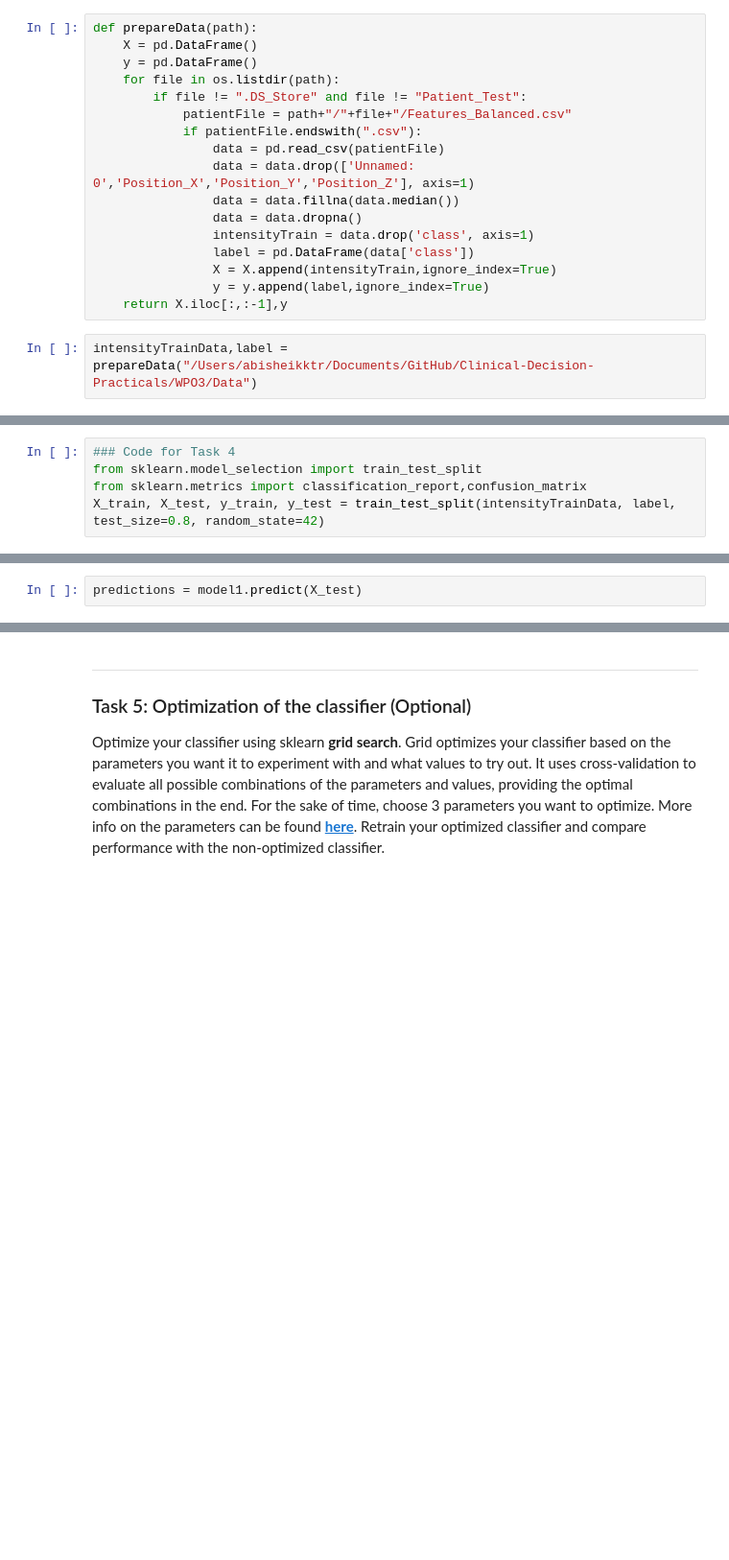
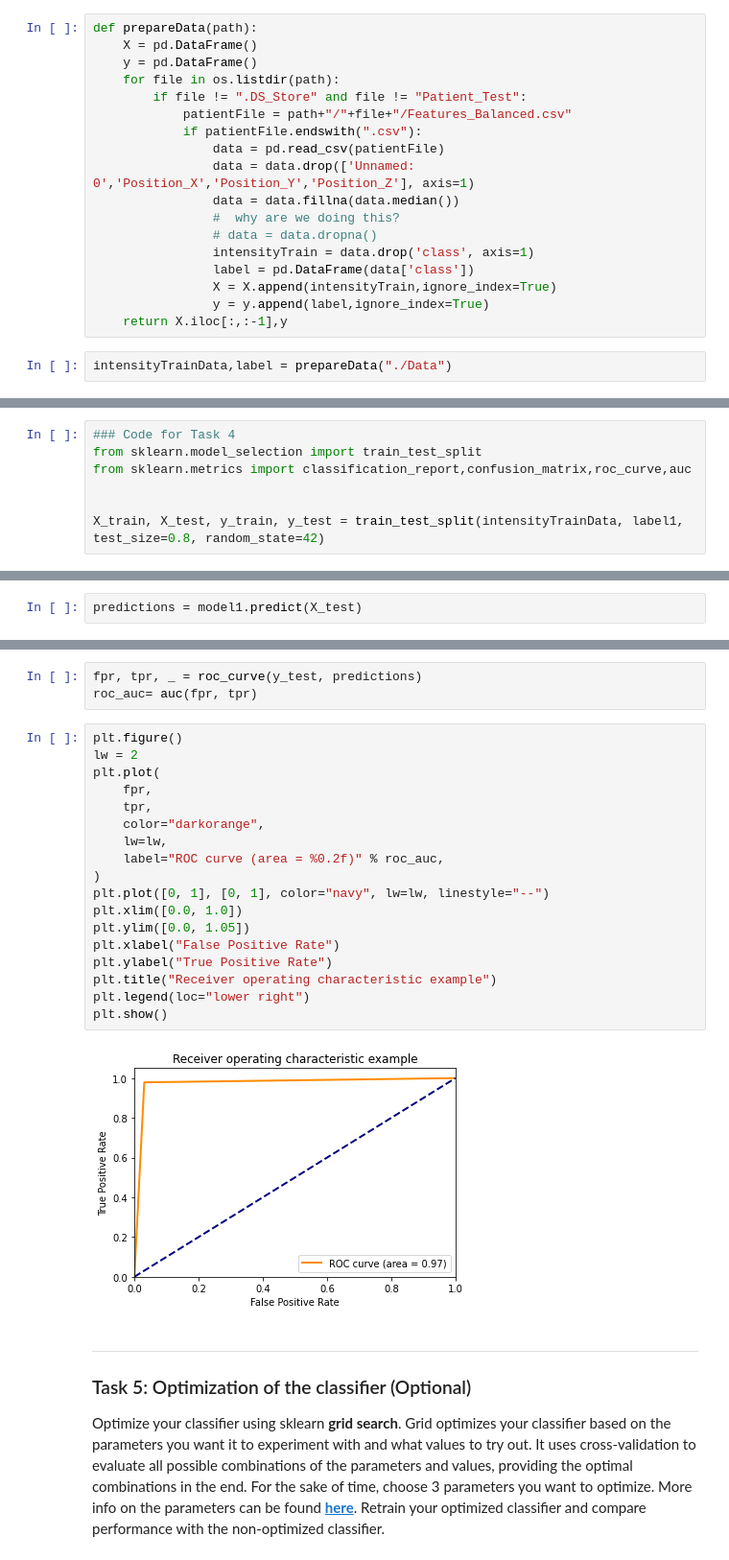
Before and after one commit to abishek1233/Clinical-Decision-Practicals, a Jupyter notebook: WPO3/WPO3.ipynb, the cells around one changed output, grey strips where cells are left out. Shown: that part at 96% size. Cells and saved outputs as stored; diff of their text form; blank space fills up the shorter version.

Commit message:
roc curve and task 5

```diff
--- a/WPO3/WPO3.ipynb
+++ b/WPO3/WPO3.ipynb
@@ -116,11 +116,12 @@ def prepareData(path):
                 data = pd.read_csv(patientFile)
                 data = data.drop(['Unnamed: 0','Position_X','Position_Y','Position_Z'], axis=1)
                 data = data.fillna(data.median())
-                data = data.dropna()
+                #  why are we doing this?
+                # data = data.dropna()
                 intensityTrain = data.drop('class', axis=1)
                 label = pd.DataFrame(data['class'])
                 X = X.append(intensityTrain,ignore_index=True)
                 y = y.append(label,ignore_index=True)
     return X.iloc[:,:-1],y
 # %%
-intensityTrainData,label = prepareData("/Users/abisheikktr/Documents/GitHub/Clinical-Decision-Practicals/WPO3/Data")
+intensityTrainData,label = prepareData("./Data")
@@ -235,8 +247,10 @@ __Hint__: Transform the Healthy/Lesion parameters into binary in order to create
 # %%
 ### Code for Task 4
 from sklearn.model_selection import train_test_split
-from sklearn.metrics import classification_report,confusion_matrix
-X_train, X_test, y_train, y_test = train_test_split(intensityTrainData, label, test_size=0.8, random_state=42)
+from sklearn.metrics import classification_report,confusion_matrix,roc_curve,auc
+
+
+X_train, X_test, y_train, y_test = train_test_split(intensityTrainData, label1, test_size=0.8, random_state=42)
 # %%
 model1.fit(X_train,y_train)
 # %% [output]
@@ -262,3 +293,26 @@ weighted avg       0.97      0.97      0.97    233421
+# %%
+fpr, tpr, _ = roc_curve(y_test, predictions)
+roc_auc= auc(fpr, tpr)
+# %%
+plt.figure()
+lw = 2
+plt.plot(
+    fpr,
+    tpr,
+    color="darkorange",
+    lw=lw,
+    label="ROC curve (area = %0.2f)" % roc_auc,
+)
+plt.plot([0, 1], [0, 1], color="navy", lw=lw, linestyle="--")
+plt.xlim([0.0, 1.0])
+plt.ylim([0.0, 1.05])
+plt.xlabel("False Positive Rate")
+plt.ylabel("True Positive Rate")
+plt.title("Receiver operating characteristic example")
+plt.legend(loc="lower right")
+plt.show()
+# %% [output]
+[figure, added]
 # %% [markdown]
 ***
 ### Task 5: Optimization of the classifier (Optional)
```
Also changed, not shown: parts of 12 cells of this notebook.
